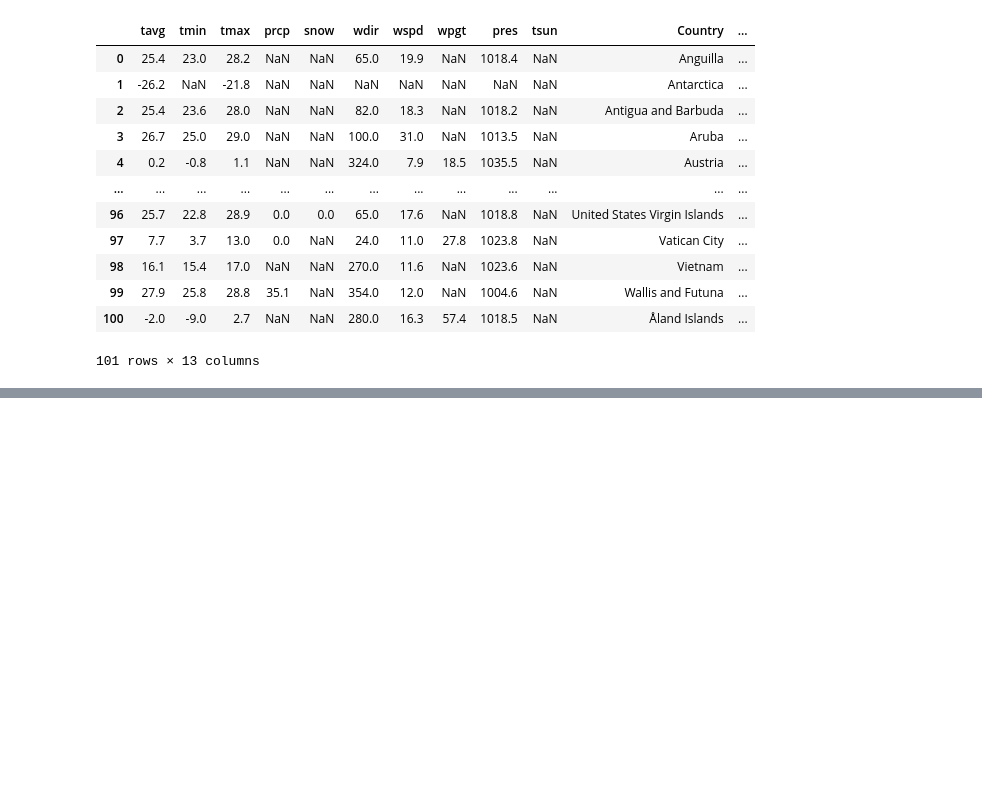
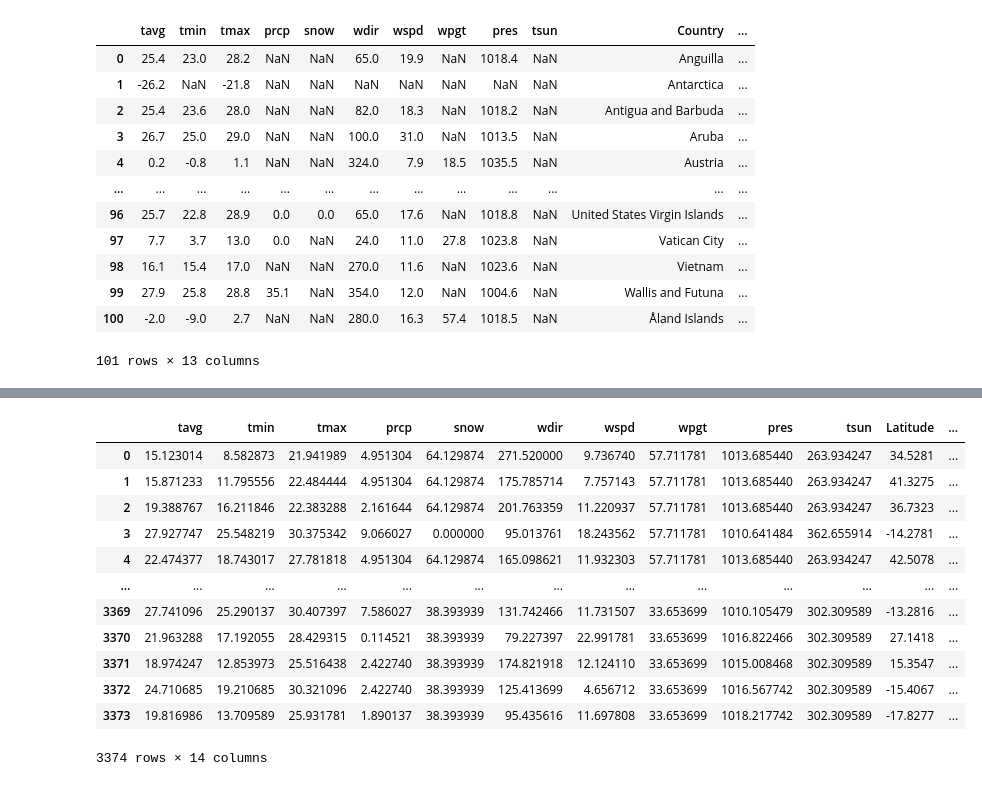
Before and after one commit to mats-ad/Quality-of-Life-World, a Jupyter notebook: weather_data.ipynb, the cells around one changed output, grey strips where cells are left out. Drawn from its saved outputs; the diff is of its cells as text; code cells hidden in the pictures; blank space fills up the shorter version.

```diff
--- a/weather_data.ipynb
+++ b/weather_data.ipynb
@@ -563,0 +723,17 @@ print(aggregated_weather_data)
+# %%
+cleaned_data = pd.read_csv('cleaned_weather_data-2.csv')
+cleaned_data
+# %% [output]
+|  | tavg | tmin | tmax | prcp | snow | wdir | wspd | wpgt | pres | tsun | Latitude | ... |
+| 0 | 15.123014 | 8.582873 | 21.941989 | 4.951304 | 64.129874 | 271.520000 | 9.736740 | 57.711781 | 1013.685440 | 263.934247 | 34.5281 | ... |
+| 1 | 15.871233 | 11.795556 | 22.484444 | 4.951304 | 64.129874 | 175.785714 | 7.757143 | 57.711781 | 1013.685440 | 263.934247 | 41.3275 | ... |
+| 2 | 19.388767 | 16.211846 | 22.383288 | 2.161644 | 64.129874 | 201.763359 | 11.220937 | 57.711781 | 1013.685440 | 263.934247 | 36.7323 | ... |
+| 3 | 27.927747 | 25.548219 | 30.375342 | 9.066027 | 0.000000 | 95.013761 | 18.243562 | 57.711781 | 1010.641484 | 362.655914 | -14.2781 | ... |
+| 4 | 22.474377 | 18.743017 | 27.781818 | 4.951304 | 64.129874 | 165.098621 | 11.932303 | 57.711781 | 1013.685440 | 263.934247 | 42.5078 | ... |
+| ... | ... | ... | ... | ... | ... | ... | ... | ... | ... | ... | ... | ... |
+| 3369 | 27.741096 | 25.290137 | 30.407397 | 7.586027 | 38.393939 | 131.742466 | 11.731507 | 33.653699 | 1010.105479 | 302.309589 | -13.2816 | ... |
+| 3370 | 21.963288 | 17.192055 | 28.429315 | 0.114521 | 38.393939 | 79.227397 | 22.991781 | 33.653699 | 1016.822466 | 302.309589 | 27.1418 | ... |
+| 3371 | 18.974247 | 12.853973 | 25.516438 | 2.422740 | 38.393939 | 174.821918 | 12.124110 | 33.653699 | 1015.008468 | 302.309589 | 15.3547 | ... |
+| 3372 | 24.710685 | 19.210685 | 30.321096 | 2.422740 | 38.393939 | 125.413699 | 4.656712 | 33.653699 | 1016.567742 | 302.309589 | -15.4067 | ... |
+| 3373 | 19.816986 | 13.709589 | 25.931781 | 1.890137 | 38.393939 | 95.435616 | 11.697808 | 33.653699 | 1018.217742 | 302.309589 | -17.8277 | ... |
+3374 rows × 14 columns
```
Also changed, not shown: parts of 8 cells of this notebook, 6 other files.
